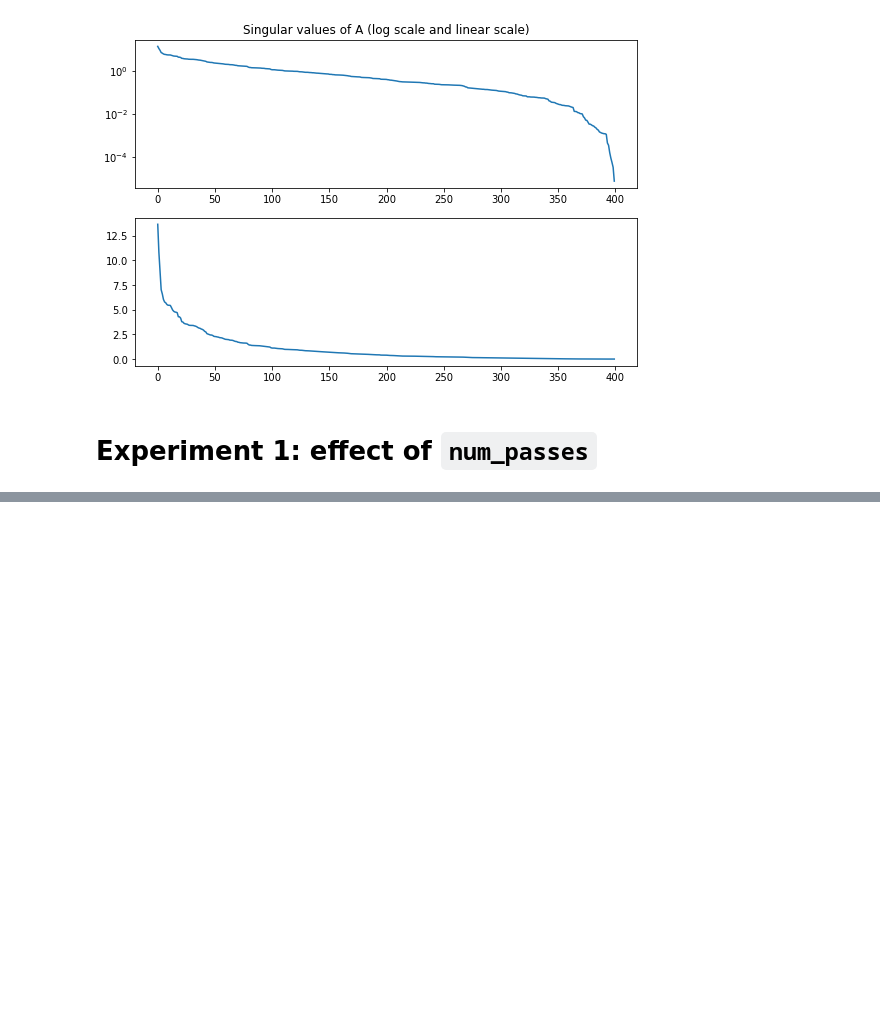
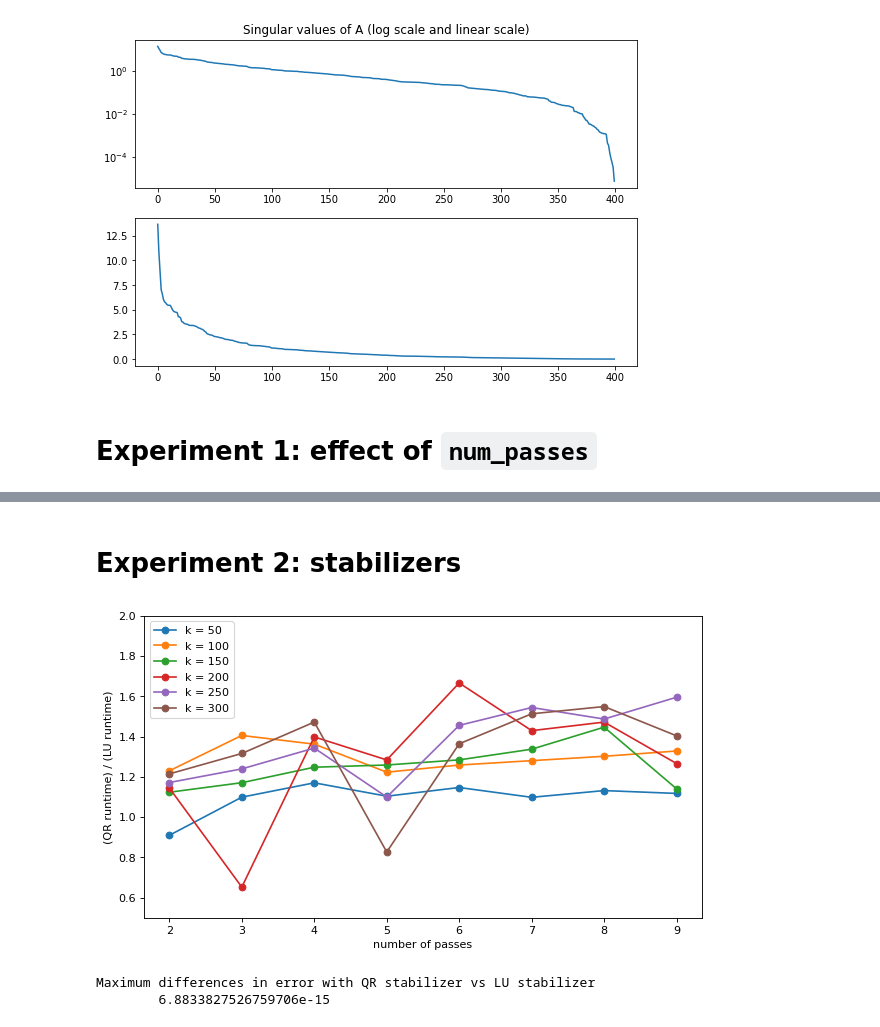
Before and after one commit to BallisticLA/parla, a Jupyter notebook: notebooks/lowrank/rangefinder_rf1.ipynb, the cells around one changed output, grey strips where cells are left out. Saved outputs shown, nothing was run; the diff lists cells and outputs as text; code cells hidden in the pictures; blank space fills up the shorter version.

```diff
--- a/notebooks/lowrank/rangefinder_rf1.ipynb
+++ b/notebooks/lowrank/rangefinder_rf1.ipynb
@@ -200,0 +198,2 @@ plt.show()
+# %% [markdown]
+# Experiment 2: stabilizers
@@ -200,0 +241,47 @@ plt.show()
+# %%
+fig, axes = plt.subplots(1, 1, squeeze=False)
+fig.set_figwidth(9)
+fig.set_figheight(5)
+fig.set_dpi(80)
+
+error_diffs = []
+
+for k in ks:
+    mean_dfk = mean_df[mean_df['k'] == k]
+    columns = ['num_passes', 'error', 'runtime']
+
+    lu_dfk = mean_dfk[mean_dfk['stabilizer'] == 'LU'][columns]
+    lu_data = lu_dfk.values.astype(float)
+    x_lu = lu_data[:, 0]
+
+    qr_dfk = mean_dfk[mean_dfk['stabilizer'] == 'QR'][columns]
+    qr_data = qr_dfk.values.astype(float)
+    x_qr = qr_data[:, 0]
+
+    assert np.all(x_lu == x_qr)
+
+    error_diffs.append(lu_data[:, 1] - qr_data[:, 1])
+
+    ax = axes[0][0]
+    lu_by_qr =  qr_data[:, 2] / lu_data[:, 2]
+    ax.plot(x_lu, lu_by_qr, 'o-', label=f'k = {k}')
+    ax.legend()
+    ax.set_ylabel('(QR runtime) / (LU runtime)')
+    ax.set_ylim([0.5, 2])
+    ax.set_xlabel('number of passes')
+
+    ticks_float = ax.get_xticks()
+    ticks = ticks_float[ticks_float == ticks_float.astype(int)]
+    ticks = ticks.astype(int)
+    ticks = ticks[(ticks >= min(passes)) & (ticks <= max(passes))]
+    ax.set_xticks(ticks)
+
+plt.show()
+
+error_diffs = np.concatenate(error_diffs)
+print('Maximum differences in error with QR stabilizer vs LU stabilizer')
+print(f'\t{np.max(error_diffs)}')
+# %% [output]
+[figure, added]
+Maximum differences in error with QR stabilizer vs LU stabilizer
+        6.8833827526759706e-15
```
Also changed, not shown: parts of 5 cells of this notebook.
